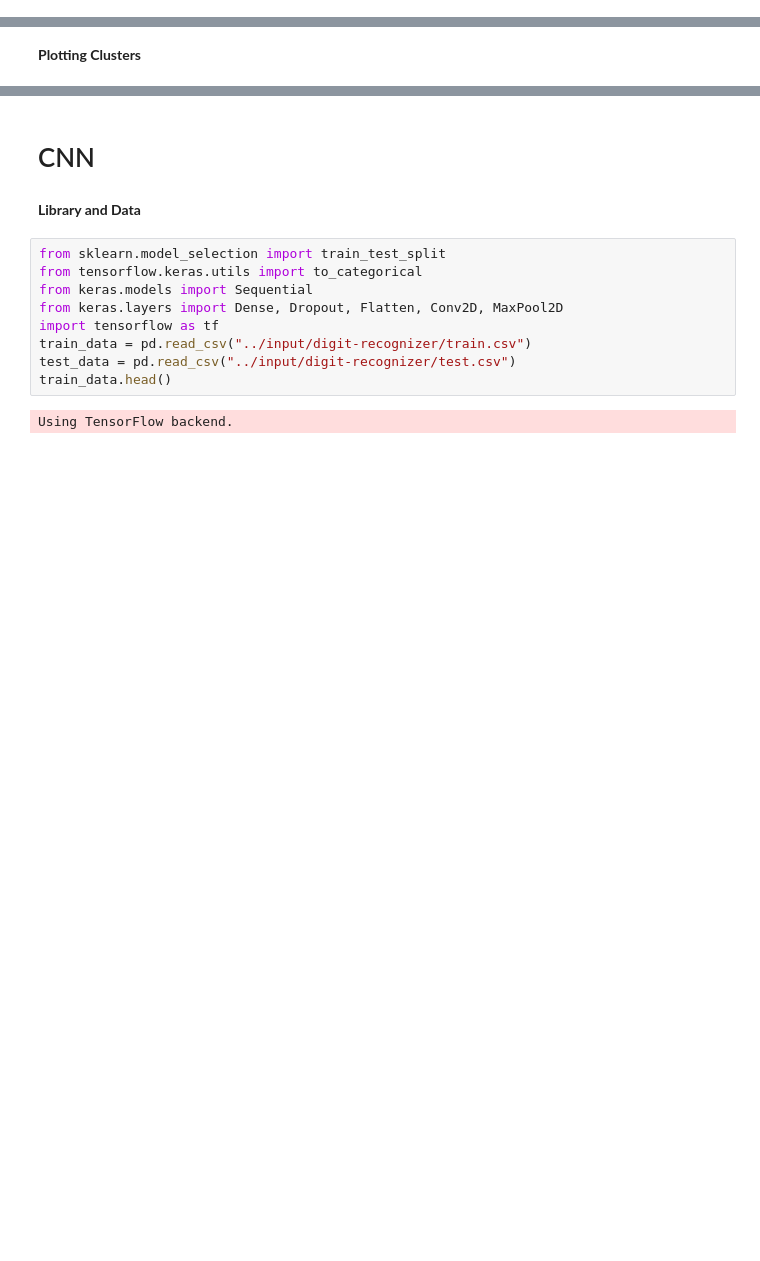
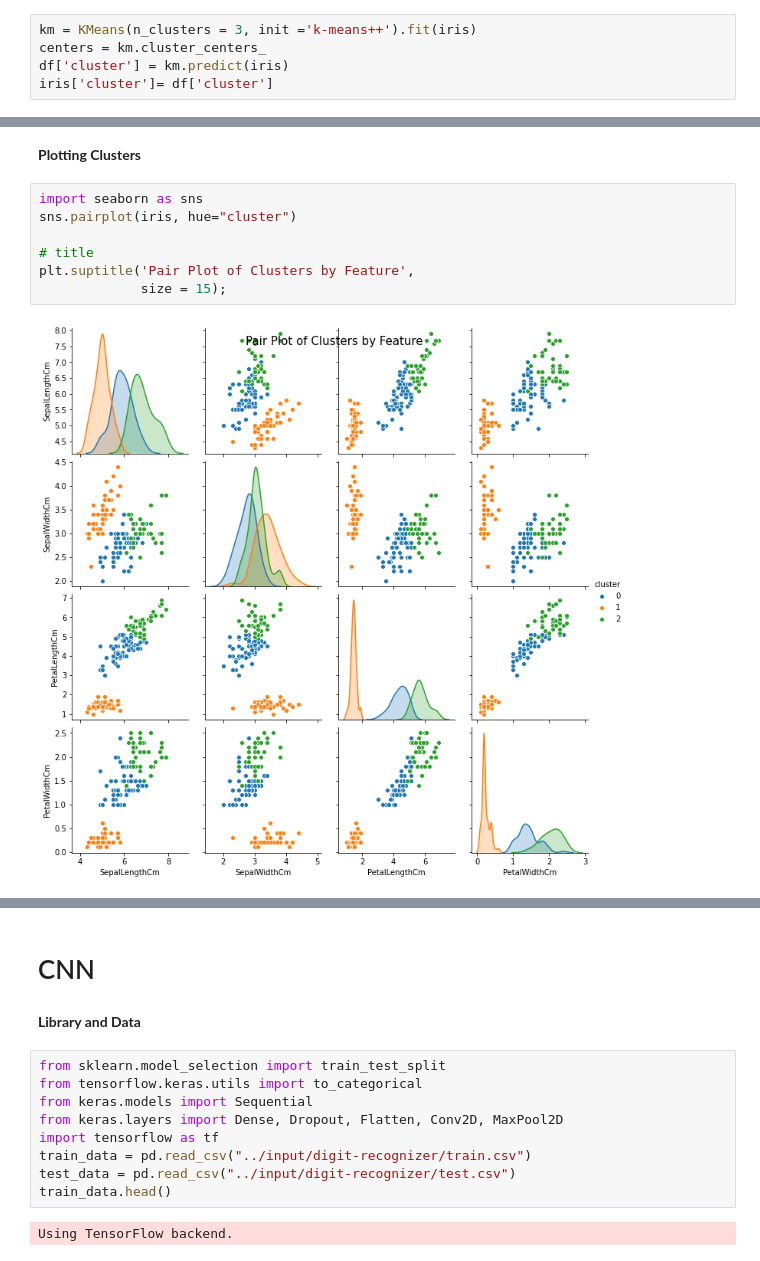
Before and after one commit to juntaoduan/Data-science-best-resources, a Jupyter notebook: applied-machine-learning.ipynb, the cells around one changed output, grey strips where cells are left out. Cells and saved outputs as stored; diff of their text form; blank space fills up the shorter version.

```diff
--- a/applied-machine-learning.ipynb
+++ b/applied-machine-learning.ipynb
@@ -1281,0 +1300,5 @@ km.cluster_label.unique()
+# %%
+km = KMeans(n_clusters = 3, init ='k-means++').fit(iris)
+centers = km.cluster_centers_
+df['cluster'] = km.predict(iris)
+iris['cluster']= df['cluster']
@@ -1282,2 +1311,11 @@ km.cluster_label.unique()
 # %% [markdown]
 **Plotting Clusters**
+# %%
+import seaborn as sns
+sns.pairplot(iris, hue="cluster")
+
+# title
+plt.suptitle('Pair Plot of Clusters by Feature',
+             size = 15);
+# %% [output]
+[figure, added]
```
Also changed, not shown: parts of 11 cells of this notebook.
